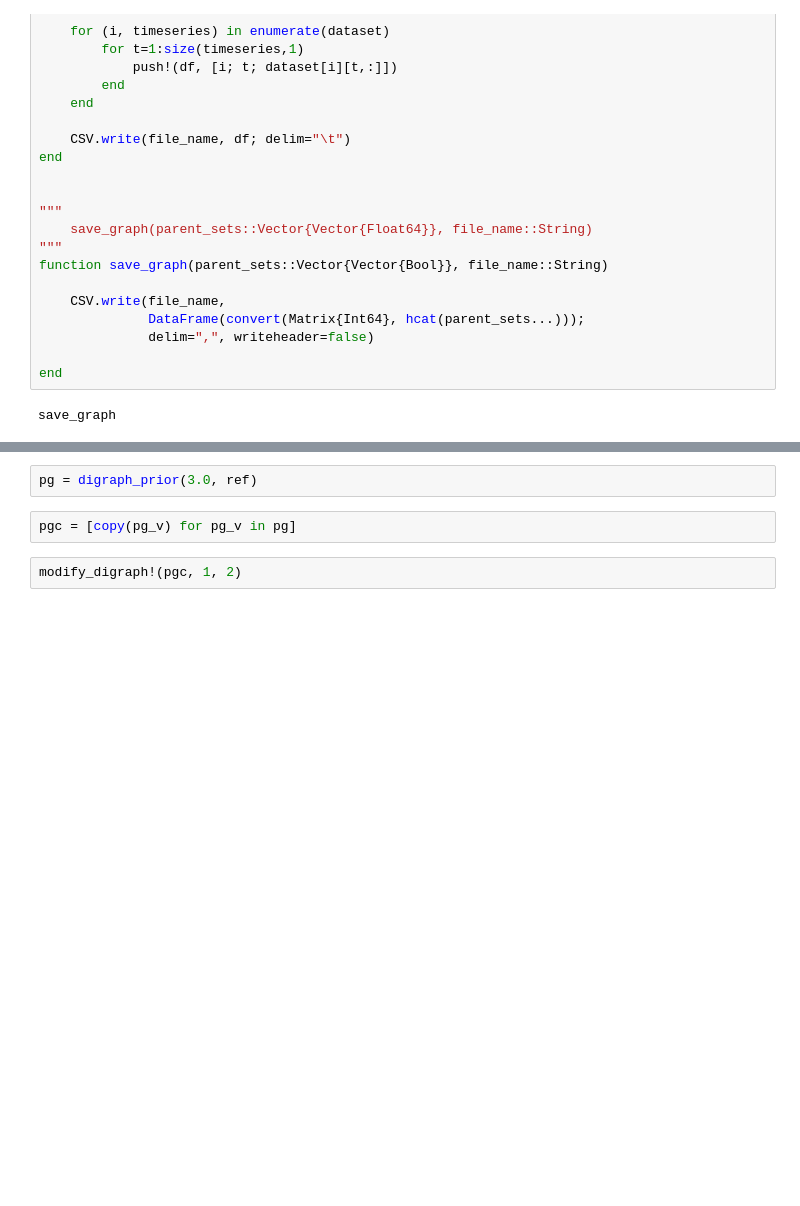
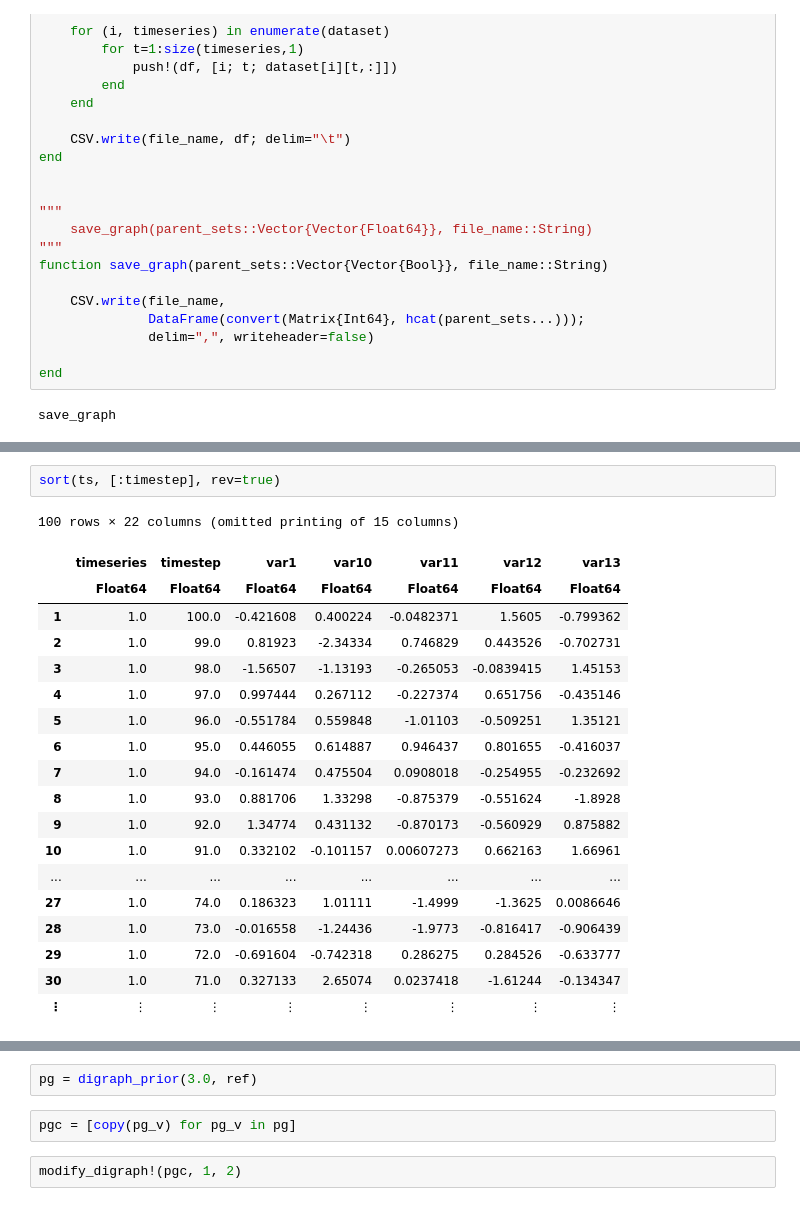
Before and after one commit to gitter-lab/ssps, a Jupyter notebook: julia-project/simulation-study-tinkering.ipynb, the cells around one changed output, grey strips where cells are left out. Cells and saved outputs as stored; diff of their text form; blank space fills up the shorter version.

```diff
--- a/julia-project/simulation-study-tinkering.ipynb
+++ b/julia-project/simulation-study-tinkering.ipynb
@@ -334,0 +392,22 @@ save_graph(mod_ref, "dumb_graph_saved.csv")
+# %%
+sort(ts, [:timestep], rev=true)
+# %% [output]
+100 rows × 22 columns (omitted printing of 15 columns)
+|  | timeseries | timestep | var1 | var10 | var11 | var12 | var13 |
+|  | Float64 | Float64 | Float64 | Float64 | Float64 | Float64 | Float64 |
+| 1 | 1.0 | 100.0 | -0.421608 | 0.400224 | -0.0482371 | 1.5605 | -0.799362 |
+| 2 | 1.0 | 99.0 | 0.81923 | -2.34334 | 0.746829 | 0.443526 | -0.702731 |
+| 3 | 1.0 | 98.0 | -1.56507 | -1.13193 | -0.265053 | -0.0839415 | 1.45153 |
+| 4 | 1.0 | 97.0 | 0.997444 | 0.267112 | -0.227374 | 0.651756 | -0.435146 |
+| 5 | 1.0 | 96.0 | -0.551784 | 0.559848 | -1.01103 | -0.509251 | 1.35121 |
+| 6 | 1.0 | 95.0 | 0.446055 | 0.614887 | 0.946437 | 0.801655 | -0.416037 |
+| 7 | 1.0 | 94.0 | -0.161474 | 0.475504 | 0.0908018 | -0.254955 | -0.232692 |
+| 8 | 1.0 | 93.0 | 0.881706 | 1.33298 | -0.875379 | -0.551624 | -1.8928 |
+| 9 | 1.0 | 92.0 | 1.34774 | 0.431132 | -0.870173 | -0.560929 | 0.875882 |
+| 10 | 1.0 | 91.0 | 0.332102 | -0.101157 | 0.00607273 | 0.662163 | 1.66961 |
+| ... | ... | ... | ... | ... | ... | ... | ... |
+| 27 | 1.0 | 74.0 | 0.186323 | 1.01111 | -1.4999 | -1.3625 | 0.0086646 |
+| 28 | 1.0 | 73.0 | -0.016558 | -1.24436 | -1.9773 | -0.816417 | -0.906439 |
+| 29 | 1.0 | 72.0 | -0.691604 | -0.742318 | 0.286275 | 0.284526 | -0.633777 |
+| 30 | 1.0 | 71.0 | 0.327133 | 2.65074 | 0.0237418 | -1.61244 | -0.134347 |
+| ⋮ | ⋮ | ⋮ | ⋮ | ⋮ | ⋮ | ⋮ | ⋮ |
```
Also changed, not shown: parts of 16 cells of this notebook, 5 other files.
